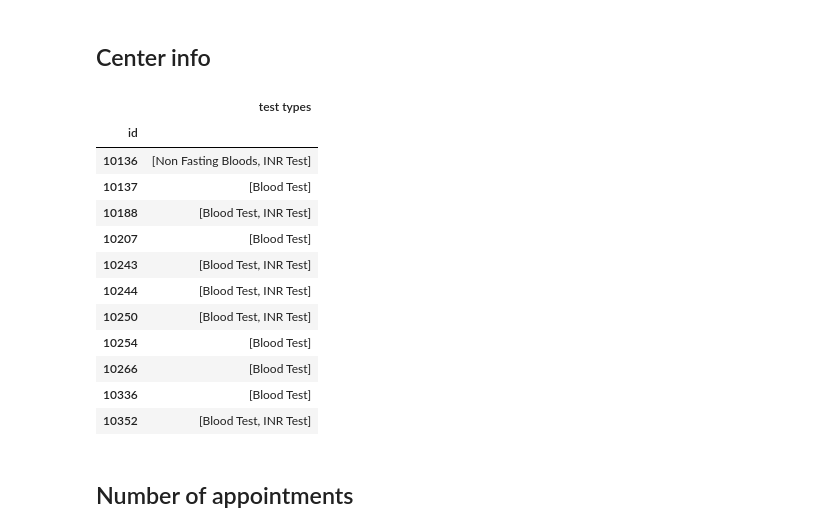
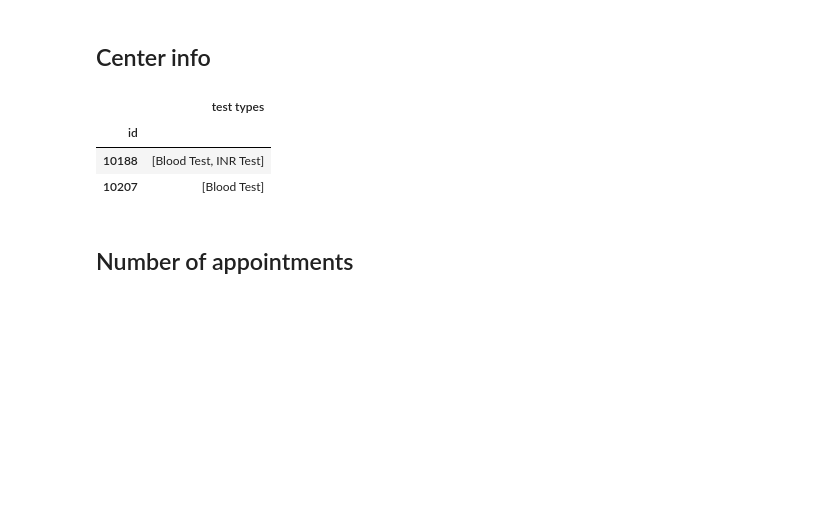
Before and after one commit to antoinechoffrut/UHCW, a Jupyter notebook: UHCW-booking-history.ipynb, the cells around one changed output. Saved outputs shown, nothing was run; the diff lists cells and outputs as text; code cells hidden in the pictures; blank space fills up the shorter version.

```diff
--- a/UHCW-booking-history.ipynb
+++ b/UHCW-booking-history.ipynb
@@ -73,9 +53,9 @@ print(datetime.datetime.now().strftime("Time: %H:%M:%S"))
 foldername = 'Projects/UHCW'
 # Choose from among datasets of various sizes (various collection periods or centers)
 # filename = 'appointments-tiny.csv'
-# filename = 'appointments-less-tiny.csv'
+filename = 'appointments-less-tiny.csv'
 # filename = 'appointments-one-week-two-centers.csv'
-filename = 'appointments-24-hours.csv'
+# filename = 'appointments-24-hours.csv'
 # filename = 'appointments-one-week.csv'
 # filename = 'appointments-three-weeks.csv'
 filepath = os.path.join(os.path.expanduser("~"), foldername, filename)
@@ -95,6 +75,7 @@ raw_data.rename(
     index=str,
     columns={
         'center id': 'id',
+        'test type': 'test',
         'appointment timestamp': 'appointment',
         'center age group': 'age group',
         'grab timestamp': 'grab'
@@ -159,22 +141,13 @@ s.drop('age group', axis=1, inplace=True)
 # %% [markdown]
 ## Center info
 # %%
-center_test_types = s.groupby('id')['test type'].unique().rename("test types").to_frame()#.reset_index()
+center_test_types = s.groupby('id')['test'].unique().rename("test types").to_frame()#.reset_index()
 center_test_types
 # %% [output]
 |  | test types |
 | id |  |
-| 10136 | [Non Fasting Bloods, INR Test] |
-| 10137 | [Blood Test] |
 | 10188 | [Blood Test, INR Test] |
 | 10207 | [Blood Test] |
-| 10243 | [Blood Test, INR Test] |
-| 10244 | [Blood Test, INR Test] |
-| 10250 | [Blood Test, INR Test] |
-| 10254 | [Blood Test] |
-| 10266 | [Blood Test] |
-| 10336 | [Blood Test] |
-| 10352 | [Blood Test, INR Test] |
 # %% [markdown]
 ## Number of appointments
 # %%
```
Also changed, not shown: parts of 22 cells of this notebook.
